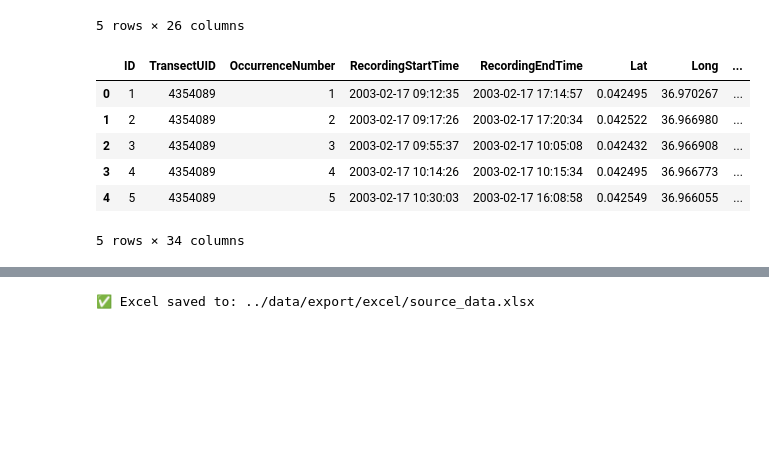
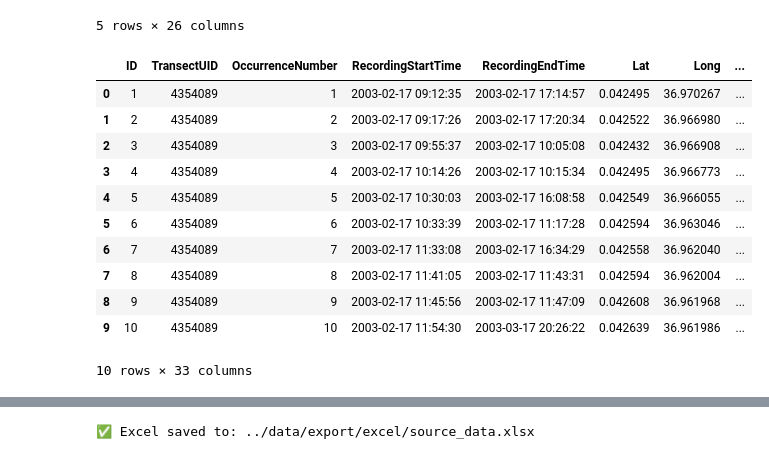
Before and after one commit to karilint/BonesOfOlPejeta, a Jupyter notebook: notebooks/03 Bones create source data.ipynb, the cells around one changed output, grey strips where cells are left out. Cells and saved outputs as stored; diff of their text form; code cells hidden in the pictures; blank space fills up the shorter version.

Commit message:
Final updates to the Post: Taxon Guess? upper/lower case

```diff
--- a/notebooks/03 Bones create source data.ipynb
+++ b/notebooks/03 Bones create source data.ipynb
@@ -14,15 +15,39 @@ df_transects.head()
 5 rows × 26 columns
 # %%
 df_occurrences = pd.read_pickle("../data/pkl/df_occurrences.pkl")
-df_occurrences.head()
+
+hi = 'Post: Taxon Guess?'
+lo = 'Post: Taxon guess?'
+
+# (optional but recommended) treat blanks/NaN-like strings as real NaN
+for c in (hi, lo):
+    if c in df_occurrences.columns:
+        df_occurrences[c] = (df_occurrences[c]
+            .astype(str)
+            .str.strip()
+            .replace({'': np.nan, 'nan': np.nan, 'NaN': np.nan, 'None': np.nan, 'NULL': np.nan, 'null': np.nan}, regex=False)
+        )
+
+# Use lower-g values only where capital-G is null
+if lo in df_occurrences.columns:
+    df_occurrences[hi] = df_occurrences[hi].combine_first(df_occurrences[lo])  # or: .fillna(df_occurrences[lo])
+    df_occurrences = df_occurrences.drop(columns=[lo])
+
+
+df_occurrences.head(10)
 # %% [output]
 |  | ID | TransectUID | OccurrenceNumber | RecordingStartTime | RecordingEndTime | Lat | Long | ... |
 | 0 | 1 | 4354089 | 1 | 2003-02-17 09:12:35 | 2003-02-17 17:14:57 | 0.042495 | 36.970267 | ... |
 | 1 | 2 | 4354089 | 2 | 2003-02-17 09:17:26 | 2003-02-17 17:20:34 | 0.042522 | 36.966980 | ... |
 | 2 | 3 | 4354089 | 3 | 2003-02-17 09:55:37 | 2003-02-17 10:05:08 | 0.042432 | 36.966908 | ... |
 | 3 | 4 | 4354089 | 4 | 2003-02-17 10:14:26 | 2003-02-17 10:15:34 | 0.042495 | 36.966773 | ... |
 | 4 | 5 | 4354089 | 5 | 2003-02-17 10:30:03 | 2003-02-17 16:08:58 | 0.042549 | 36.966055 | ... |
+| 5 | 6 | 4354089 | 6 | 2003-02-17 10:33:39 | 2003-02-17 11:17:28 | 0.042594 | 36.963046 | ... |
+| 6 | 7 | 4354089 | 7 | 2003-02-17 11:33:08 | 2003-02-17 16:34:29 | 0.042558 | 36.962040 | ... |
+| 7 | 8 | 4354089 | 8 | 2003-02-17 11:41:05 | 2003-02-17 11:43:31 | 0.042594 | 36.962004 | ... |
+| 8 | 9 | 4354089 | 9 | 2003-02-17 11:45:56 | 2003-02-17 11:47:09 | 0.042608 | 36.961968 | ... |
+| 9 | 10 | 4354089 | 10 | 2003-02-17 11:54:30 | 2003-03-17 20:26:22 | 0.042639 | 36.961986 | ... |
-5 rows × 34 columns
+10 rows × 33 columns
 # %%
 df_instances = pd.read_pickle("../data/pkl/df_instances.pkl")
 df_instances.head()
```
Also changed, not shown: parts of 2 cells of this notebook.
